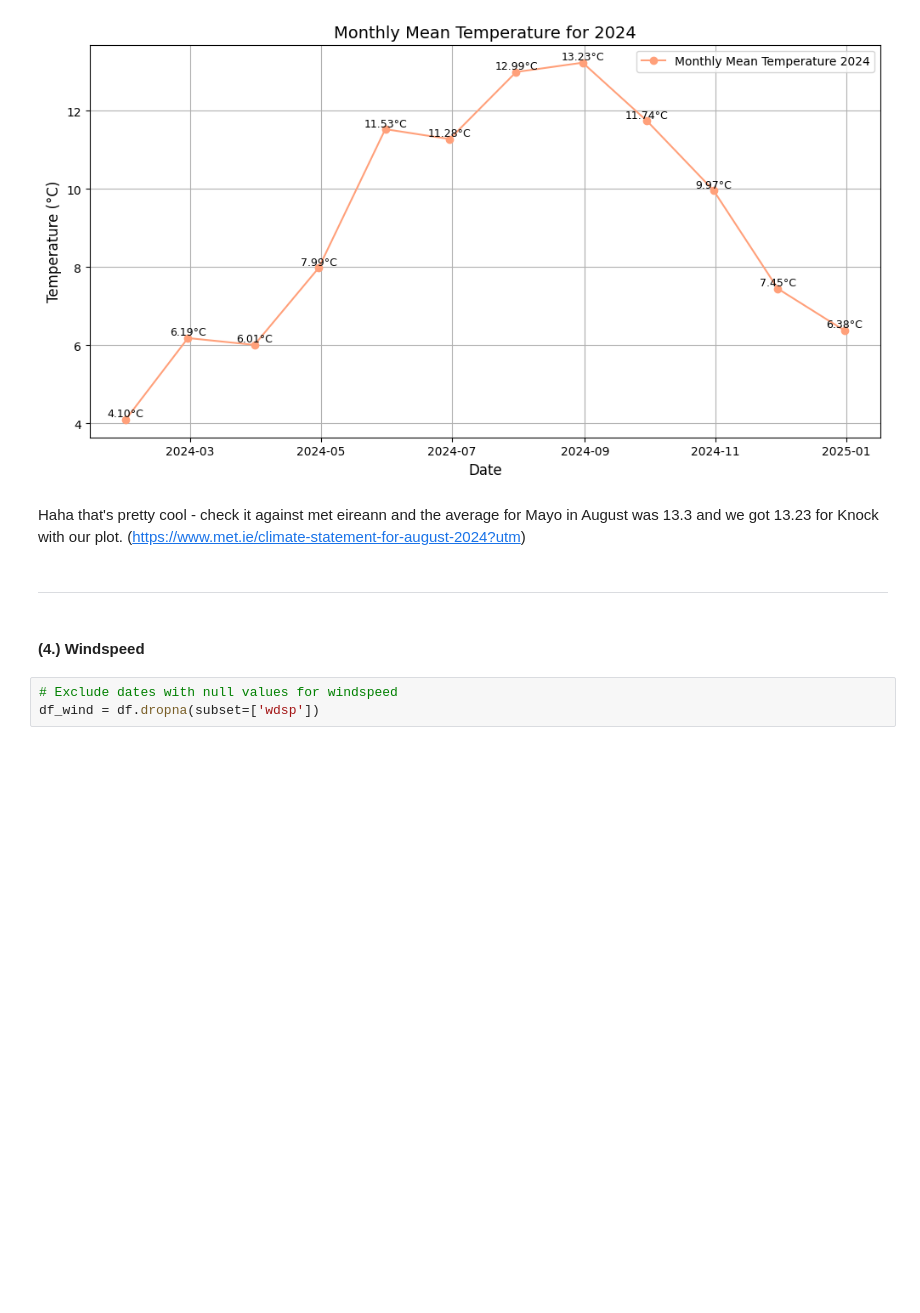
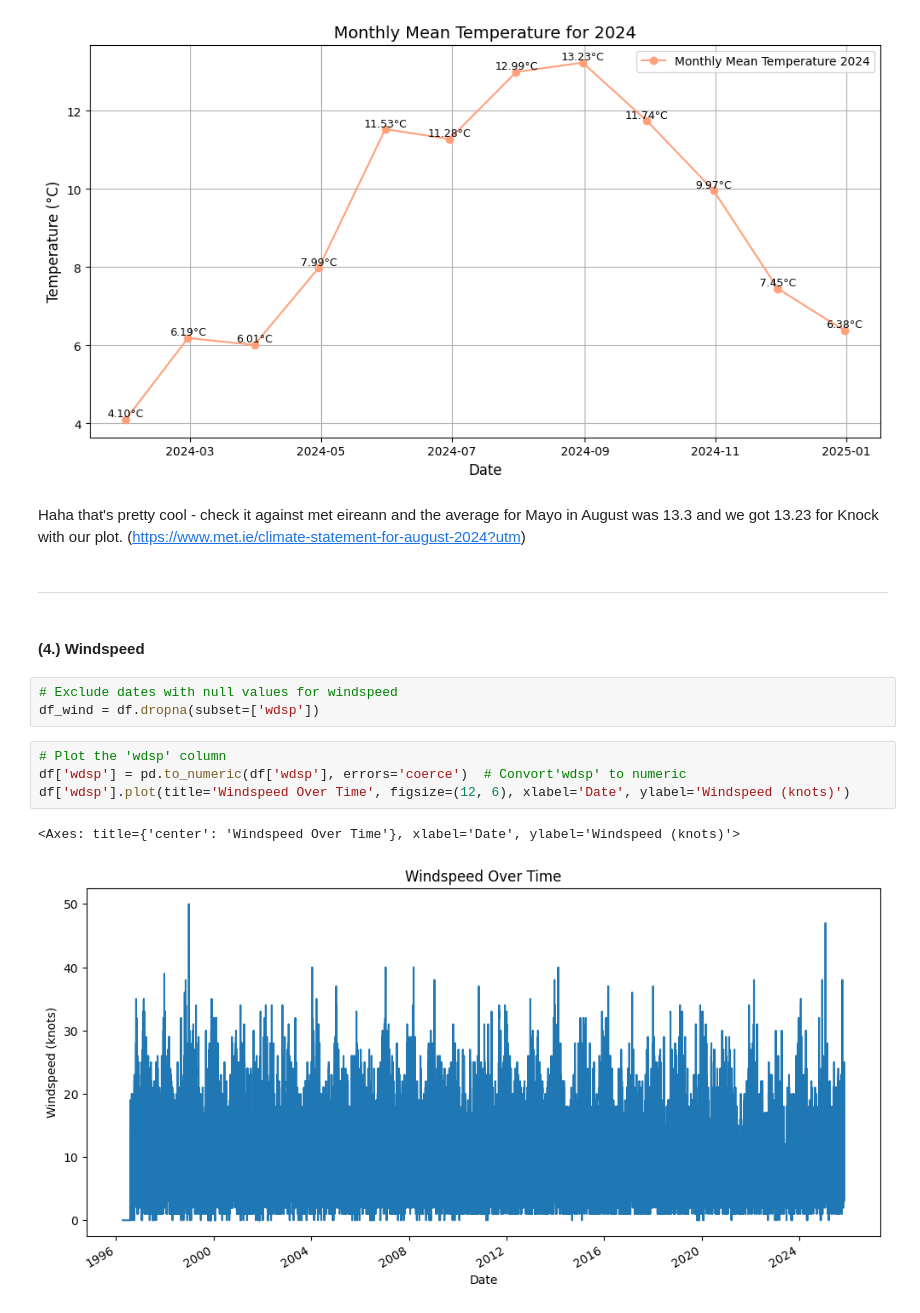
Before and after one commit to PectenMaximus/PFDA_2025, a Jupyter notebook: Assignments/Assignment_06_Weather.ipynb, the cells around one changed output. Drawn from its saved outputs; the diff is of its cells as text; blank space fills up the shorter version.

Commit message:
Assignment 6 - Windspeed aspects completed

```diff
--- a/Assignments/Assignment_06_Weather.ipynb
+++ b/Assignments/Assignment_06_Weather.ipynb
@@ -296,3 +296,10 @@ Haha that's pretty cool - check it against met eireann and the average for Mayo
 # %%
 # Exclude dates with null values for windspeed
 df_wind = df.dropna(subset=['wdsp'])
+# %%
+# Plot the 'wdsp' column
+df['wdsp'] = pd.to_numeric(df['wdsp'], errors='coerce')  # Convort'wdsp' to numeric
+df['wdsp'].plot(title='Windspeed Over Time', figsize=(12, 6), xlabel='Date', ylabel='Windspeed (knots)')
+# %% [output]
+<Axes: title={'center': 'Windspeed Over Time'}, xlabel='Date', ylabel='Windspeed (knots)'>
+[figure, added]
```
Also changed, not shown: parts of 9 cells of this notebook.
